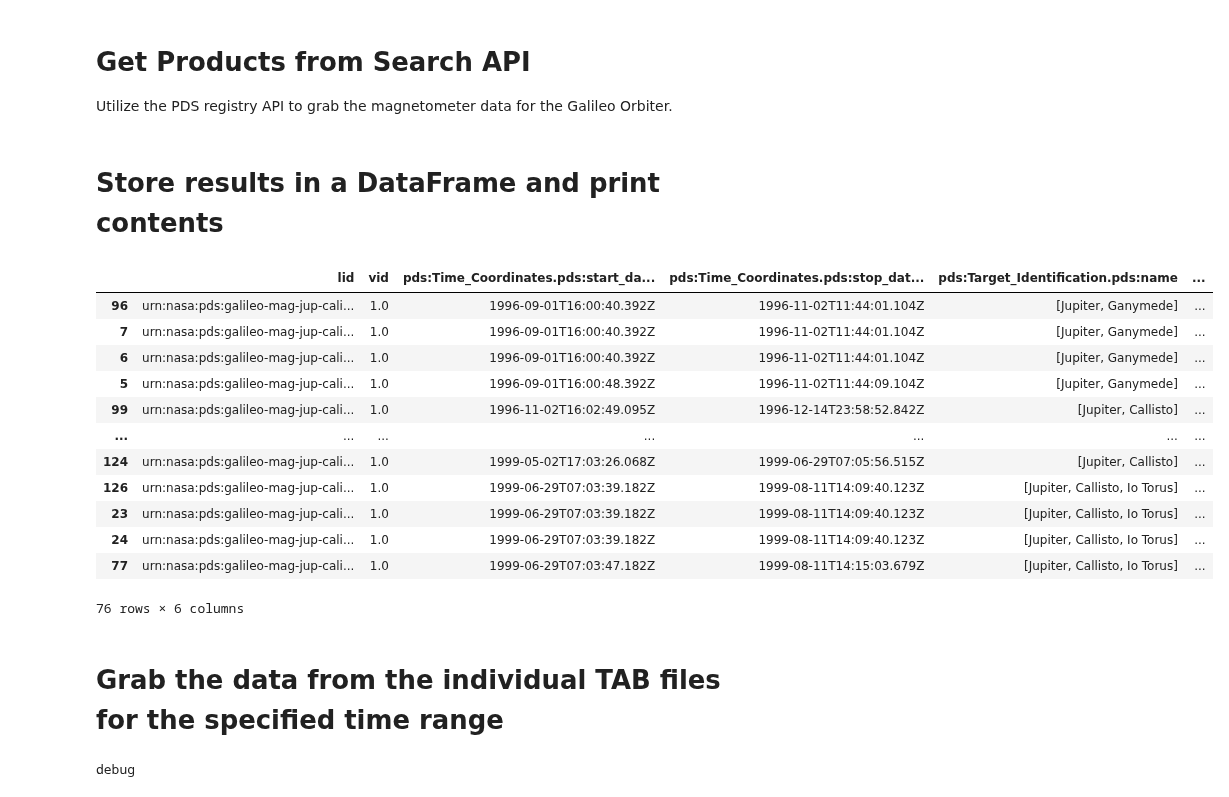
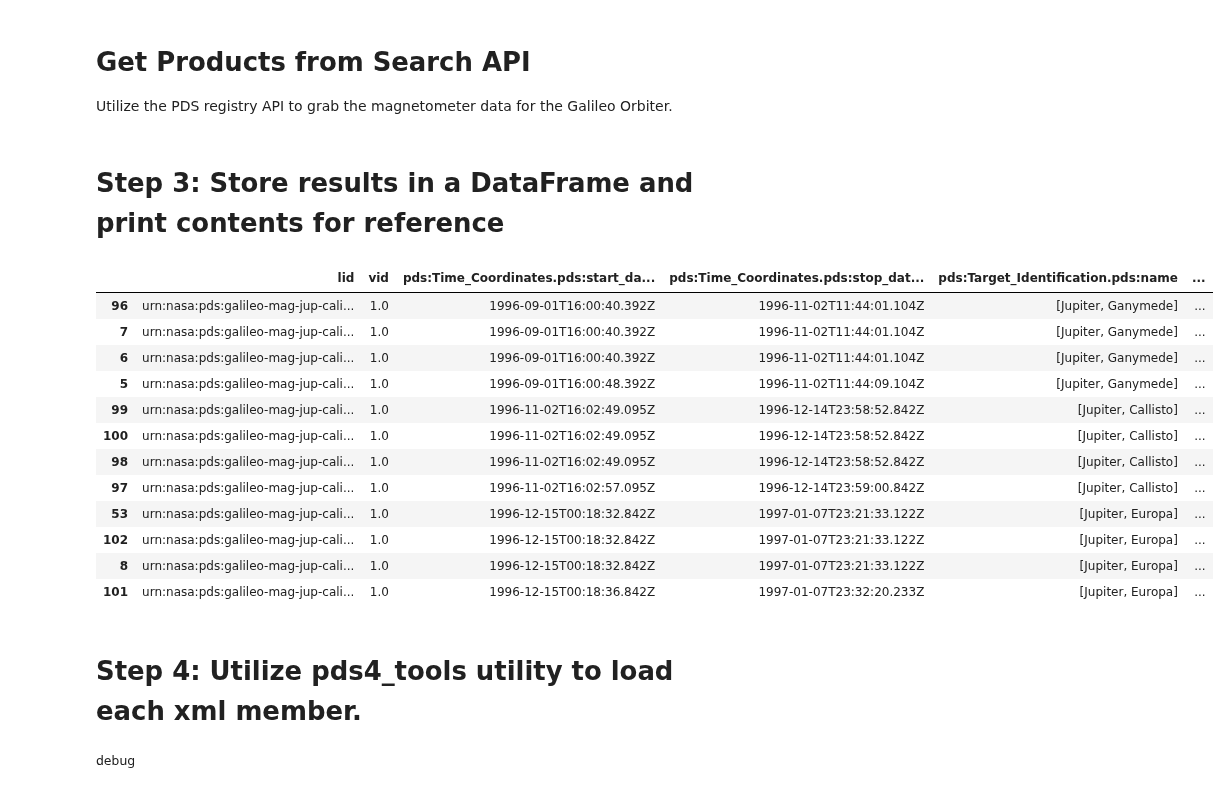
Before and after one commit to NASA-PDS/search-api-notebook, a Jupyter notebook: notebooks/lro/GLL_MagPlot.ipynb, the cells around one changed output. Drawn from its saved outputs; the diff is of its cells as text; code cells hidden in the pictures.

Commit message:
Implemted PDS4_tools and simplified code substantially

```diff
--- a/notebooks/lro/GLL_MagPlot.ipynb
+++ b/notebooks/lro/GLL_MagPlot.ipynb
@@ -92,19 +70,20 @@ Successfully loaded: gll_951120_021126_raj2021.bsp
 
 Utilize the PDS registry API to grab the magnetometer data for the Galileo Orbiter.
 # %%
-#High-res data
+#High-res magnetometer data
 # collection_lid = "urn:nasa:pds:galileo-mag-jup-calibrated:data-highres-magnetosphere::1.0"
-#Low-res data
+#Low-res magnetometer data
 collection_lid = "urn:nasa:pds:galileo-mag-jup-calibrated:data-magspheric-survey::1.0"
 
 url = f"https://pds.nasa.gov/api/search/1/products/{collection_lid}/members"
+
 fields = [
     "lid",
     "vid",
     "pds:Time_Coordinates.pds:start_date_time",
     "pds:Time_Coordinates.pds:stop_date_time",
     "pds:Target_Identification.pds:name",
-    "ops:Data_File_Info.ops:file_ref",
+    "ops:Label_File_Info.ops:file_ref",
     "pds:Field_Character.pds:name",
     "pds:Field_Character.pds:field_length"
 ]
@@ -127,46 +106,45 @@ response = requests.get(
     headers=headers
 )
 # %% [markdown]
-# Store results in a DataFrame and print contents
+# Step 3: Store results in a DataFrame and print contents for reference
 # %%
 products_csv_stream = io.StringIO(response.content.decode('utf-8'))
 products_df_tot = pd.read_csv(products_csv_stream)
-
 
 # change columns order
 products_df_tot = products_df_tot[fields]
 products_df_tot.sort_values(by = 'pds:Time_Coordinates.pds:start_date_time',inplace = True)
 
 #User specified time range
 start_time = pd.to_datetime('1996-07-19T11:00:00Z')
-end_time = pd.to_datetime('1999-07-19T15:00:00Z')
+end_time = pd.to_datetime('1997-01-19T15:00:00Z')
 
 # Filter the DataFrame within the time range
 t_str = 'pds:Time_Coordinates.pds:start_date_time'
 products_df = products_df_tot[(pd.to_datetime(products_df_tot[t_str]) >= start_time) & (pd.to_datetime(products_df_tot[t_str]) <= end_time)]
 
 display(products_df[["lid",
     "vid",
     "pds:Time_Coordinates.pds:start_date_time",
     "pds:Time_Coordinates.pds:stop_date_time",
     "pds:Target_Identification.pds:name",
-    "ops:Data_File_Info.ops:file_ref"]])
+    "ops:Label_File_Info.ops:file_ref"]])
 # %% [output]
 |  | lid | vid | pds:Time_Coordinates.pds:start_da... | pds:Time_Coordinates.pds:stop_dat... | pds:Target_Identification.pds:name | ... |
 | 96 | urn:nasa:pds:galileo-mag-jup-cali... | 1.0 | 1996-09-01T16:00:40.392Z | 1996-11-02T11:44:01.104Z | [Jupiter, Ganymede] | ... |
 | 7 | urn:nasa:pds:galileo-mag-jup-cali... | 1.0 | 1996-09-01T16:00:40.392Z | 1996-11-02T11:44:01.104Z | [Jupiter, Ganymede] | ... |
 | 6 | urn:nasa:pds:galileo-mag-jup-cali... | 1.0 | 1996-09-01T16:00:40.392Z | 1996-11-02T11:44:01.104Z | [Jupiter, Ganymede] | ... |
 | 5 | urn:nasa:pds:galileo-mag-jup-cali... | 1.0 | 1996-09-01T16:00:48.392Z | 1996-11-02T11:44:09.104Z | [Jupiter, Ganymede] | ... |
 | 99 | urn:nasa:pds:galileo-mag-jup-cali... | 1.0 | 1996-11-02T16:02:49.095Z | 1996-12-14T23:58:52.842Z | [Jupiter, Callisto] | ... |
-| ... | ... | ... | ... | ... | ... | ... |
-| 124 | urn:nasa:pds:galileo-mag-jup-cali... | 1.0 | 1999-05-02T17:03:26.068Z | 1999-06-29T07:05:56.515Z | [Jupiter, Callisto] | ... |
-| 126 | urn:nasa:pds:galileo-mag-jup-cali... | 1.0 | 1999-06-29T07:03:39.182Z | 1999-08-11T14:09:40.123Z | [Jupiter, Callisto, Io Torus] | ... |
-| 23 | urn:nasa:pds:galileo-mag-jup-cali... | 1.0 | 1999-06-29T07:03:39.182Z | 1999-08-11T14:09:40.123Z | [Jupiter, Callisto, Io Torus] | ... |
-| 24 | urn:nasa:pds:galileo-mag-jup-cali... | 1.0 | 1999-06-29T07:03:39.182Z | 1999-08-11T14:09:40.123Z | [Jupiter, Callisto, Io Torus] | ... |
-| 77 | urn:nasa:pds:galileo-mag-jup-cali... | 1.0 | 1999-06-29T07:03:47.182Z | 1999-08-11T14:15:03.679Z | [Jupiter, Callisto, Io Torus] | ... |
+| 100 | urn:nasa:pds:galileo-mag-jup-cali... | 1.0 | 1996-11-02T16:02:49.095Z | 1996-12-14T23:58:52.842Z | [Jupiter, Callisto] | ... |
+| 98 | urn:nasa:pds:galileo-mag-jup-cali... | 1.0 | 1996-11-02T16:02:49.095Z | 1996-12-14T23:58:52.842Z | [Jupiter, Callisto] | ... |
+| 97 | urn:nasa:pds:galileo-mag-jup-cali... | 1.0 | 1996-11-02T16:02:57.095Z | 1996-12-14T23:59:00.842Z | [Jupiter, Callisto] | ... |
+| 53 | urn:nasa:pds:galileo-mag-jup-cali... | 1.0 | 1996-12-15T00:18:32.842Z | 1997-01-07T23:21:33.122Z | [Jupiter, Europa] | ... |
+| 102 | urn:nasa:pds:galileo-mag-jup-cali... | 1.0 | 1996-12-15T00:18:32.842Z | 1997-01-07T23:21:33.122Z | [Jupiter, Europa] | ... |
+| 8 | urn:nasa:pds:galileo-mag-jup-cali... | 1.0 | 1996-12-15T00:18:32.842Z | 1997-01-07T23:21:33.122Z | [Jupiter, Europa] | ... |
+| 101 | urn:nasa:pds:galileo-mag-jup-cali... | 1.0 | 1996-12-15T00:18:36.842Z | 1997-01-07T23:32:20.233Z | [Jupiter, Europa] | ... |
-76 rows × 6 columns
 # %% [markdown]
-# Grab the data from the individual TAB files for the specified time range
+# Step 4: Utilize pds4_tools utility to load each xml member.
 # %%
 col_name_str = products_df_tot['pds:Field_Character.pds:name'][0]
 col_name = [item.strip() for item in col_name_str[1:-1].split(',')]
```
Also changed, not shown: parts of 12 cells of this notebook.
